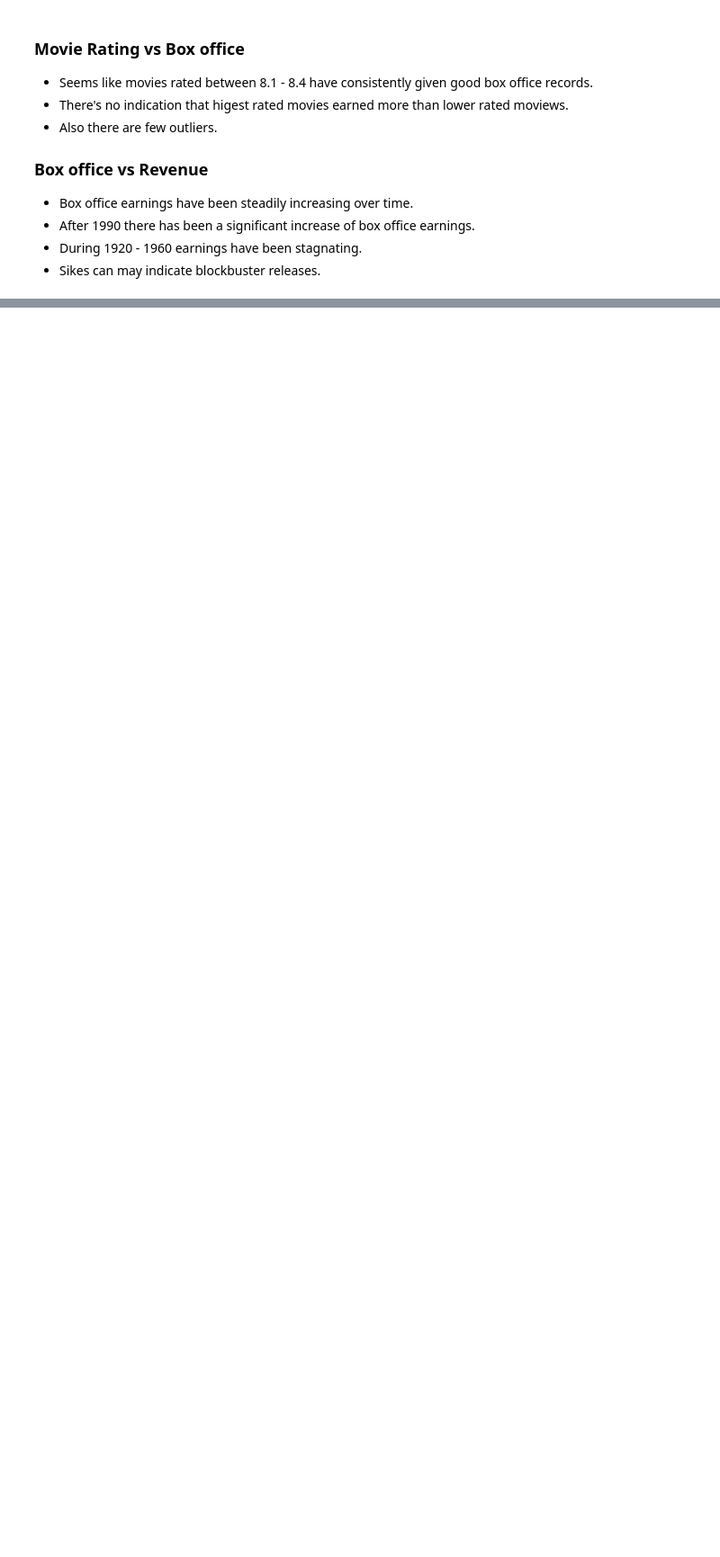
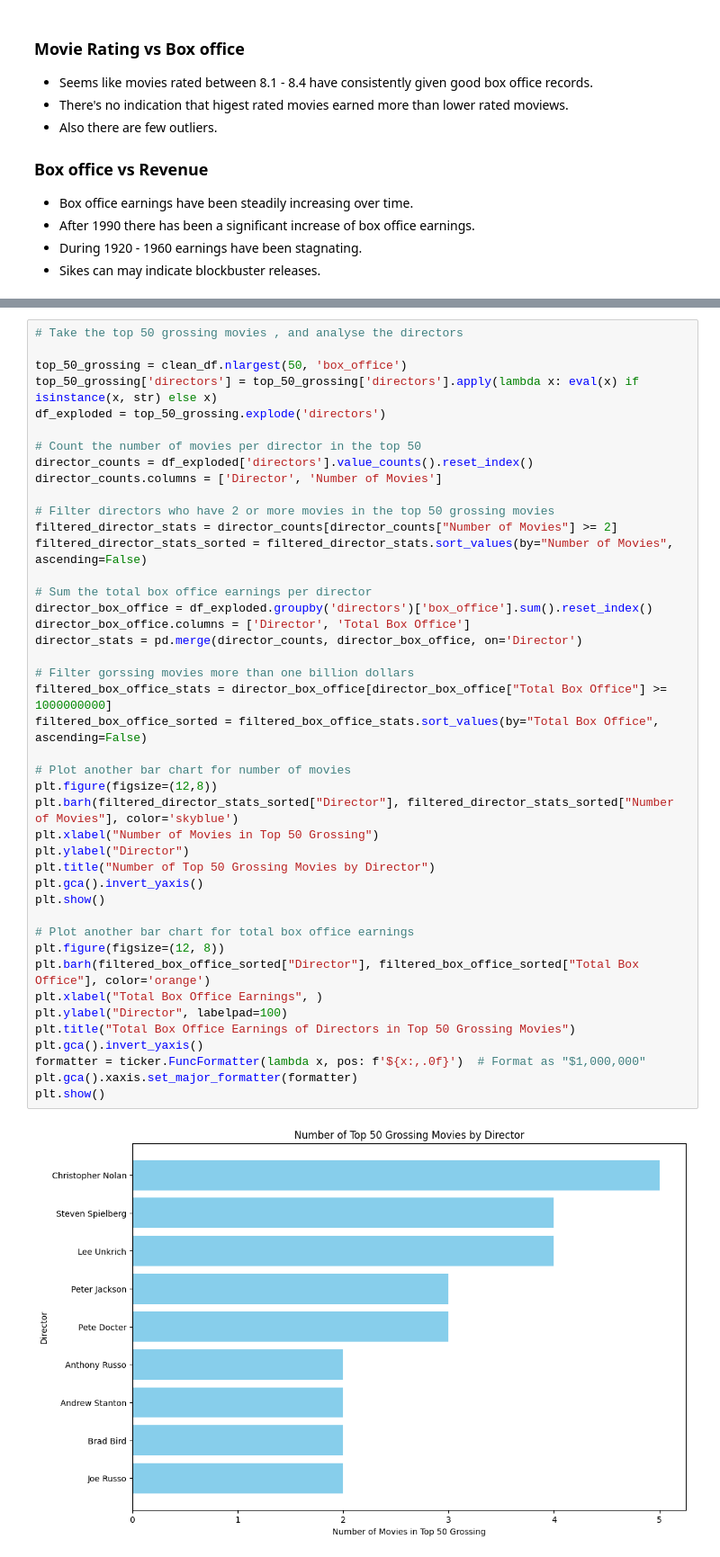
Before and after one commit to lolitha-lakshan-1/programming-data-science-assignment-1, a Jupyter notebook: Question_2/Question_2_b.ipynb, the cells around one changed output, grey strips where cells are left out. Shown at 90% size. Drawn from its saved outputs; the diff is of its cells as text; blank space fills up the shorter version.

Commit message:
Question_ 2 - Director Analysis

```diff
--- a/Question_2/Question_2_b.ipynb
+++ b/Question_2/Question_2_b.ipynb
@@ -172,0 +215,45 @@ plt.show()
+# %%
+# Take the top 50 grossing movies , and analyse the directors
+
+top_50_grossing = clean_df.nlargest(50, 'box_office')
+top_50_grossing['directors'] = top_50_grossing['directors'].apply(lambda x: eval(x) if isinstance(x, str) else x)
+df_exploded = top_50_grossing.explode('directors')
+
+# Count the number of movies per director in the top 50
+director_counts = df_exploded['directors'].value_counts().reset_index()
+director_counts.columns = ['Director', 'Number of Movies']
+
+# Filter directors who have 2 or more movies in the top 50 grossing movies
+filtered_director_stats = director_counts[director_counts["Number of Movies"] >= 2]
+filtered_director_stats_sorted = filtered_director_stats.sort_values(by="Number of Movies", ascending=False)
+
+# Sum the total box office earnings per director
+director_box_office = df_exploded.groupby('directors')['box_office'].sum().reset_index()
+director_box_office.columns = ['Director', 'Total Box Office']
+director_stats = pd.merge(director_counts, director_box_office, on='Director')
+
+# Filter gorssing movies more than one billion dollars
+filtered_box_office_stats = director_box_office[director_box_office["Total Box Office"] >= 1000000000]
+filtered_box_office_sorted = filtered_box_office_stats.sort_values(by="Total Box Office", ascending=False)
+
+# Plot another bar chart for number of movies
+plt.figure(figsize=(12,8))
+plt.barh(filtered_director_stats_sorted["Director"], filtered_director_stats_sorted["Number of Movies"], color='skyblue')
+plt.xlabel("Number of Movies in Top 50 Grossing")
+plt.ylabel("Director")
+plt.title("Number of Top 50 Grossing Movies by Director")
+plt.gca().invert_yaxis()
+plt.show()
+
+# Plot another bar chart for total box office earnings
+plt.figure(figsize=(12, 8))
+plt.barh(filtered_box_office_sorted["Director"], filtered_box_office_sorted["Total Box Office"], color='orange')
+plt.xlabel("Total Box Office Earnings", )
+plt.ylabel("Director", labelpad=100)
+plt.title("Total Box Office Earnings of Directors in Top 50 Grossing Movies")
+plt.gca().invert_yaxis()
+formatter = ticker.FuncFormatter(lambda x, pos: f'${x:,.0f}')  # Format as "$1,000,000"
+plt.gca().xaxis.set_major_formatter(formatter)
+plt.show()
+# %% [output]
+[figure, added]
```
Also changed, not shown: parts of 9 cells of this notebook.
